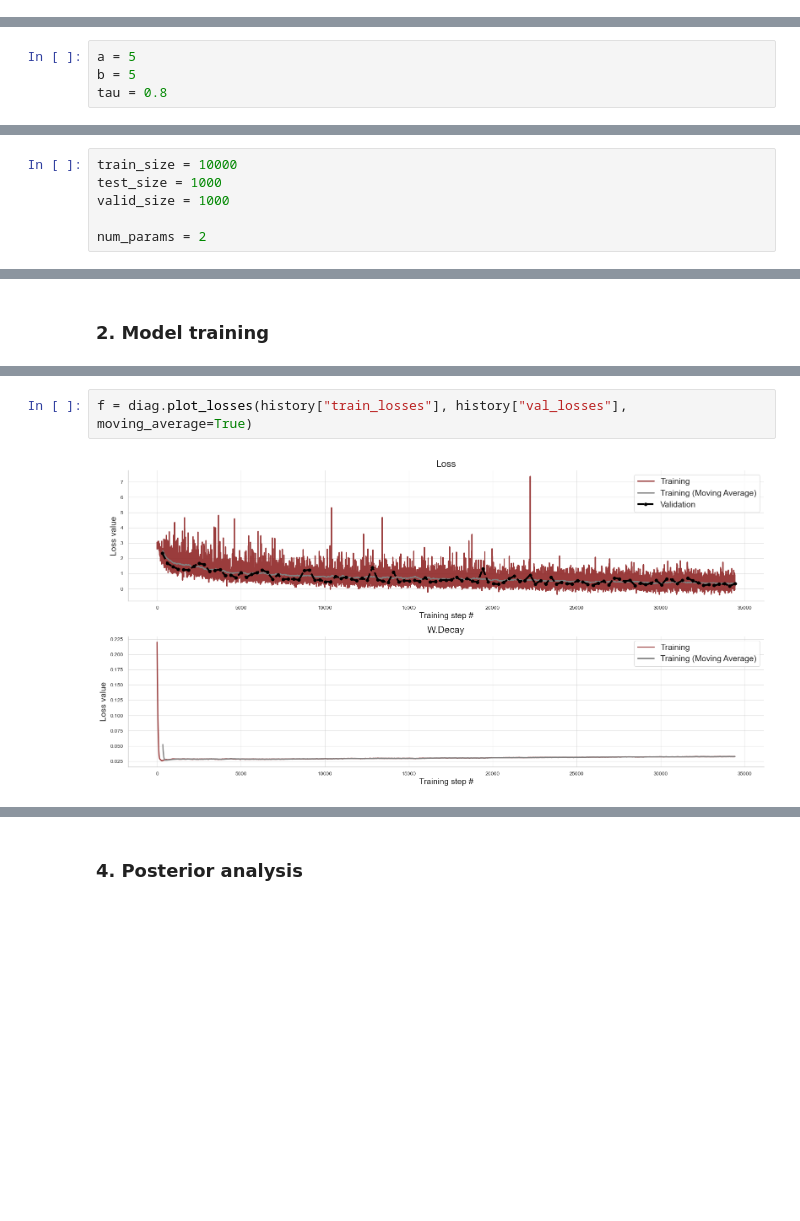
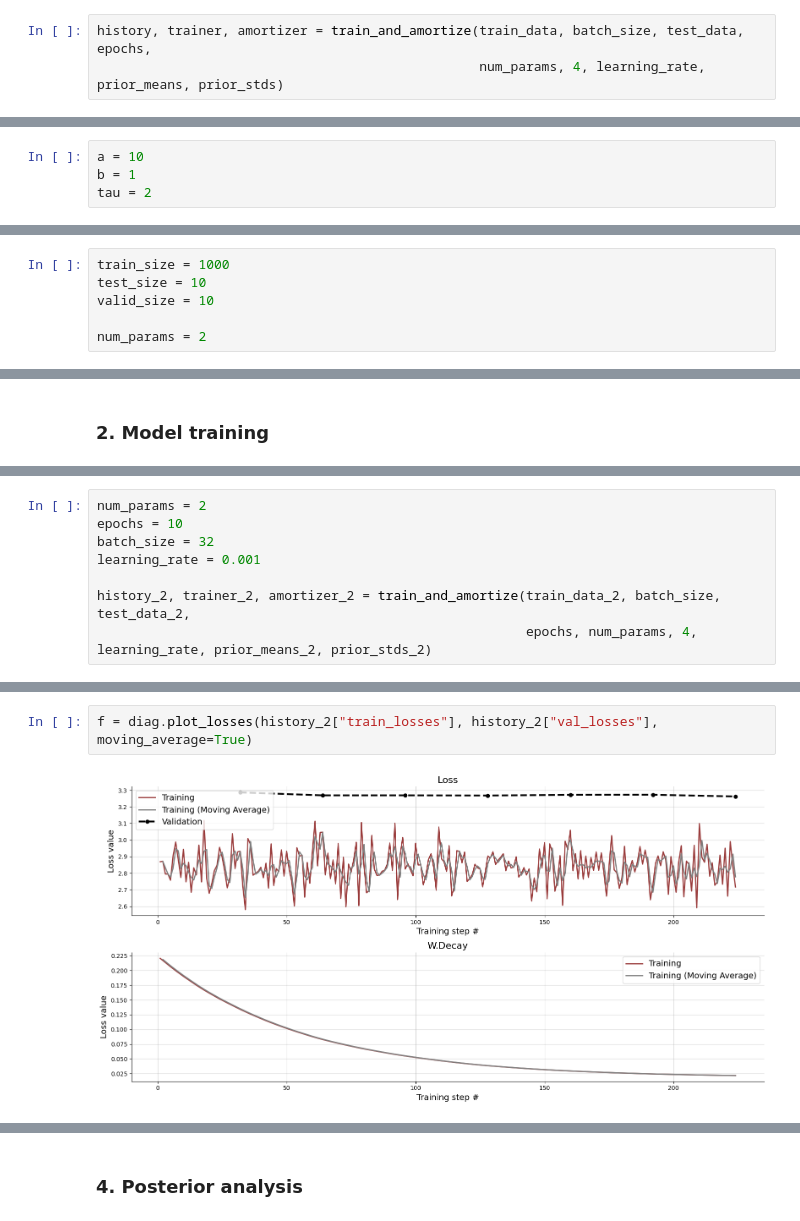
Before and after one commit to alexeykosh/2023-slovotvir-reuse-analysis, a Jupyter notebook: inference_parallel.ipynb, the cells around one changed output, grey strips where cells are left out. Drawn from its saved outputs; the diff is of its cells as text; blank space fills up the shorter version.

```diff
--- a/inference_parallel.ipynb
+++ b/inference_parallel.ipynb
@@ -249,0 +278,3 @@ trainer._save_trainer("model")
+# %%
+history, trainer, amortizer = train_and_amortize(train_data, batch_size, test_data, epochs,
+                                                 num_params, 4, learning_rate, prior_means, prior_stds)
@@ -282,8 +325,8 @@ f = trainer.diagnose_sbc_histograms()
 # %% [markdown]
 ### 4. Posterior analysis
 # %%
-a = 5
-b = 5
-tau = 0.8
+a = 10
+b = 1
+tau = 2
 # %%
 fake_dist = run_model_parallel([a], [b], [tau], 1)
@@ -434,9 +389,9 @@ plt.show()
 # %% [markdown]
 ### 1. Data generation
 # %%
-train_size = 10000
-test_size = 1000
-valid_size = 1000
+train_size = 1000
+test_size = 10
+valid_size = 10
 
 num_params = 2
 # %%
@@ -539,0 +461,8 @@ INFO:root:Validation, Epoch: 12, Loss: 0.631
+# %%
+num_params = 2
+epochs = 10
+batch_size = 32
+learning_rate = 0.001
+
+history_2, trainer_2, amortizer_2 = train_and_amortize(train_data_2, batch_size, test_data_2,
+                                                       epochs, num_params, 4, learning_rate, prior_means_2, prior_stds_2)
@@ -540,6 +479,6 @@ INFO:root:Validation, Epoch: 12, Loss: 0.631
 # %%
-f = diag.plot_losses(history["train_losses"], history["val_losses"], moving_average=True)
+f = diag.plot_losses(history_2["train_losses"], history_2["val_losses"], moving_average=True)
 # %% [output]
-[figure, old version]
+[figure, new version]
 # %%
 # Generate some validation data
```
Also changed, not shown: parts of 53 cells of this notebook.
